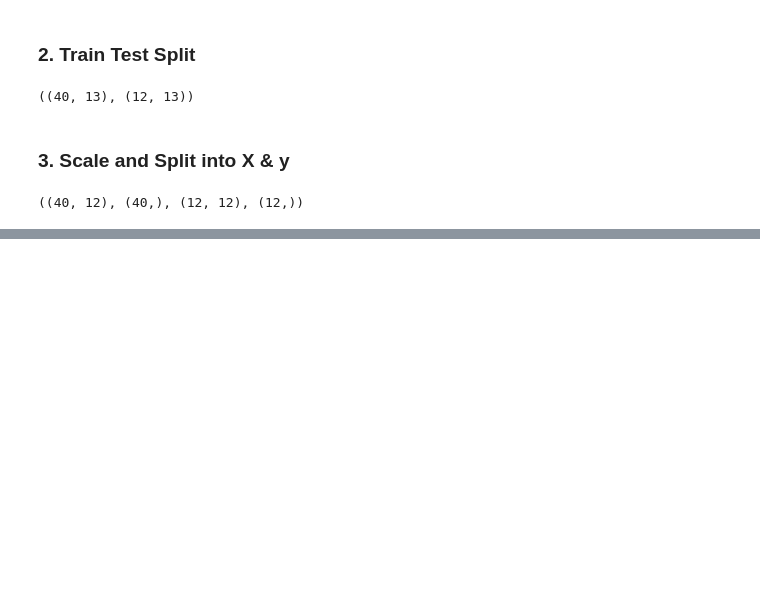
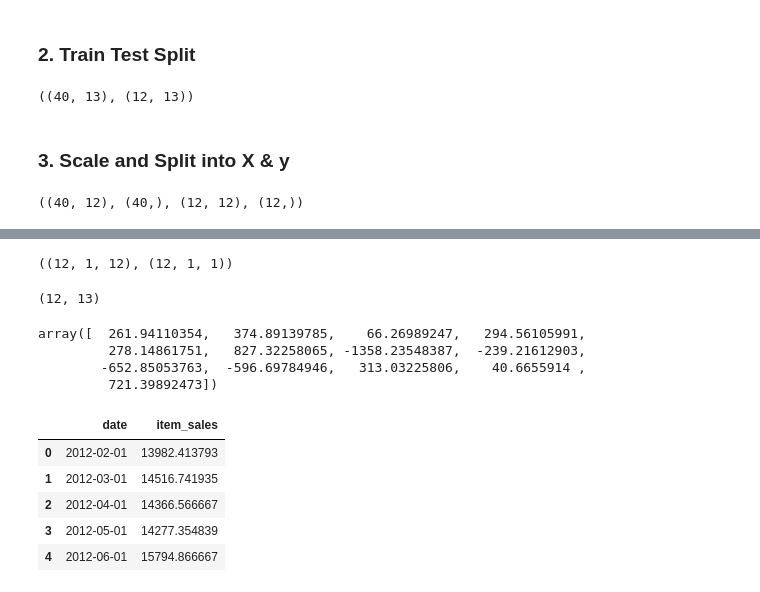
Before and after one commit to czaloumi/forecasting-time-series, a Jupyter notebook: src/1_ca_regression.ipynb, the cells around one changed output, grey strips where cells are left out. Saved outputs shown, nothing was run; the diff lists cells and outputs as text; code cells hidden in the pictures; blank space fills up the shorter version.

```diff
--- a/src/1_ca_regression.ipynb
+++ b/src/1_ca_regression.ipynb
@@ -57,0 +54,11 @@ subset.plot();
+# %%
+regr = LinearRegression()
+regr.fit(X_train, y_train)
+y_pred = regr.predict(X_test)
+
+y_pred = y_pred.reshape(y_pred.shape[0], 1, 1)
+
+x_test = X_test.reshape(X_test.shape[0], 1, X_test.shape[1])
+x_test.shape, y_pred.shape
+# %% [output]
+((12, 1, 12), (12, 1, 1))
@@ -57,0 +72,22 @@ subset.plot();
+# %%
+pred_test_set_inverted = scaler_object.inverse_transform(pred_test_set)
+pred_test_set_inverted.shape
+# %% [output]
+(12, 13)
+# %%
+pred_test_set_inverted[0]
+# %% [output]
+array([  261.94110354,   374.89139785,    66.26989247,   294.56105991,
+         278.14861751,   827.32258065, -1358.23548387,  -239.21612903,
+        -652.85053763,  -596.69784946,   313.03225806,    40.6655914 ,
+         721.39892473])
+# %%
+df = load_data('ca')
+df.head()
+# %% [output]
+|  | date | item_sales |
+| 0 | 2012-02-01 | 13982.413793 |
+| 1 | 2012-03-01 | 14516.741935 |
+| 2 | 2012-04-01 | 14366.566667 |
+| 3 | 2012-05-01 | 14277.354839 |
+| 4 | 2012-06-01 | 15794.866667 |
```
Also changed, not shown: parts of 7 cells of this notebook, 2 other files.
